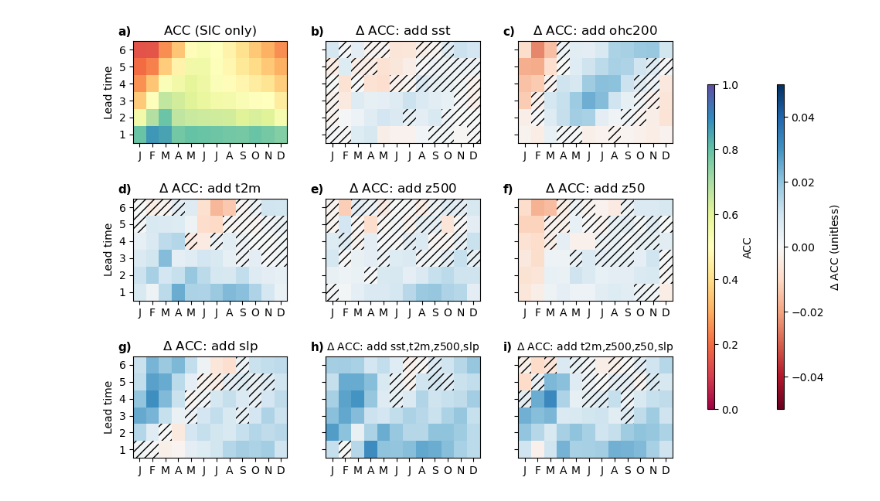
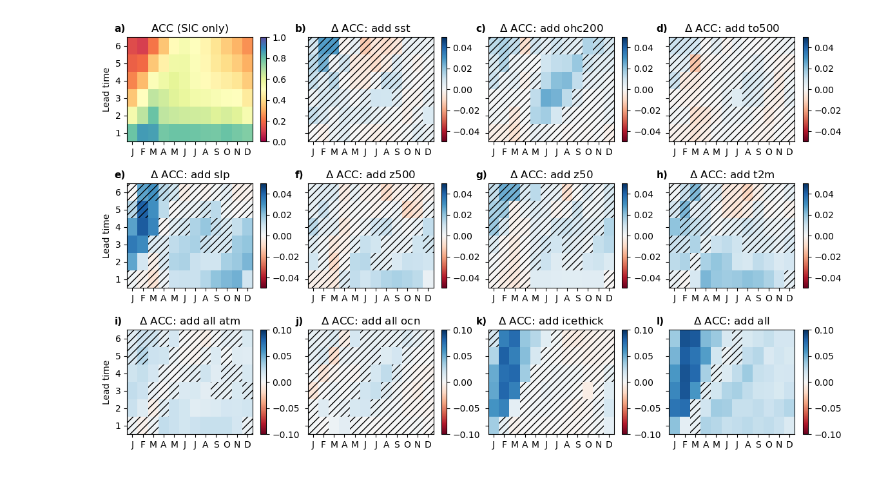
Before and after one commit to ychnli/sicpred, a Jupyter notebook: exp1_figures_extended.ipynb, the cells around one changed output. Drawn from its saved outputs; the diff is of its cells as text; code cells hidden in the pictures.

```diff
--- a/exp1_figures_extended.ipynb
+++ b/exp1_figures_extended.ipynb
@@ -16,6 +16,9 @@ import string
 from src import config_cesm
 from src.utils import util_cesm
 from src.models.diagnostics import roll_metric
+from src.utils.bootstrap import benjamini_hochberg
+from src.experiment_configs.exp1_inputs import CONFIGS
+
 reference_grid = util_cesm.generate_sps_grid()
 CNAMES = ["input2", "input3a", "input3b", "input3c", "input3d"]
 
@@ -38,11 +41,18 @@ def add_hatching(ax, significance_mask, x_edges, y_edges, hatch='///', edgecolor
                 )
                 ax.add_patch(rect)
 
-def plot_markers(ax, exceeds_persistence, x_centers, y_centers):
+def plot_markers(ax, exceeds_baseline, x_centers, y_centers, marker='.k'):
     for i in range(6):
         for j in range(12):
-            if not exceeds_persistence[i,j]:
-                ax.plot(x_centers[j], y_centers[i], '.k', markersize=4)
+            if not exceeds_baseline[i,j]:
+                ax.plot(x_centers[j], y_centers[i], marker, markersize=4)
+
+def add_subplot_labels(axs):
+    panel_labels = list(string.ascii_lowercase)
+    for i, ax in enumerate(axs):
+        if ax.get_visible():
+            ax.annotate(f"{panel_labels[i]})", xy=(0, 1), xycoords="axes fraction", xytext=(-0.1, 1.03),
+                textcoords="axes fraction", ha="left", va="bottom", fontsize=11, fontweight="bold")
 # %%
 acc = {}
 acc_agg = {}
@@ -70,60 +119,79 @@ FileNotFoundError: [Errno 2] No such file or directory: '/scratch/users/yucli/si
 # %%
-P_VALUE_CUTOFF = 0.05
+FALSE_DISCOVERY_RATE = 0.05
 
-fig, axs = plt.subplots(nrows=3, ncols=3, figsize=(9, 7), sharey=True)
+fig, axs = plt.subplots(nrows=3, ncols=4, figsize=(14, 8), sharey=True)
 
 x = np.arange(13)
 y = np.arange(7)
 x_centers = (x[:-1] + x[1:]) / 2
 y_centers = (y[:-1] + y[1:]) / 2
 
 acc_input2 = acc_agg["input2"].mean("nn_member_id")
-input_configs_extended_plot = ["input3a", "input3f", "input3d", "input3c", "input3e", "input3b", "input4", "input4a"]
-input_added_extended = ["sst", "ohc200", "t2m", "z500", "z50", "slp", "sst,t2m,z500,slp", "t2m,z500,z50,slp"]
+
+input_configs_to_plot = {
+    "input3a": "sst",
+    "input3f": "ohc200",
+    "input3h_to500": "to500",
+    "input3b": "slp",
+    "input3c": "z500",
+    "input3e": "z50",
+    "input3d": "t2m",
+    "input4a": "all atm",
+    "input4b": "all ocn",
+    "input3g": "icethick",
+    "input5": "all",
+}
 
 axs = axs.flatten()
-cax2 = axs[0].pcolormesh(x, y, acc_input2, cmap="Spectral", shading="flat", vmin=0, vmax=1)
+cax = axs[0].pcolormesh(x, y, acc_input2, cmap="Spectral", shading="flat", vmin=0, vmax=1)
+beats_persistence = acc_input2 > persistence_acc
+plot_markers(axs[0], beats_persistence, x_centers, y_centers)
 axs[0].set_yticks(y_centers, labels=np.arange(1, 7, 1))
 axs[0].set_ylabel("Lead time")
 axs[0].set_title("ACC (SIC only)")
 axs[0].set_xticks(x_centers, labels=["J", "F", "M", "A", "M", "J", "J", "A", "S", "O", "N", "D"])
+fig.colorbar(cax)
 
-for i, ax in enumerate(axs[1:]):
-    if i >= len(input_configs_extended_plot):
-        ax.set_visible(False)
-        continue
-    input_config = input_configs_extended_plot[i]
+# cbar_ax = fig.add_axes([0.95, 0.5, 0.01, 0.3])
+# cbar_ax2 = fig.add_axes([1.02, 0.5, 0.01, 0.3])
+# cbar_ax3 = fig.add_axes([0.95, 0.1, 0.01, 0.2])
+
+for i, input_config in enumerate(input_configs_to_plot.keys()):
+    ax = axs[i+1]
+
+    if input_config in ["input4a", "input4b", "input3g", "input5"]:
+        vrange = 0.10
+    else:
+        vrange = 0.05
     cax = ax.pcolormesh(
         x, y, acc_agg[input_config].mean("nn_member_id") - acc_input2,
-        cmap="RdBu", shading="flat", vmin=-0.05, vmax=0.05
+        cmap="RdBu", shading="flat", vmin=-vrange, vmax=vrange
     )
-    significance_mask = (significance_ds[input_config].p_value > P_VALUE_CUTOFF).astype(int)
+    significance_mask = (acc_q_values.sel(config=input_config) > FALSE_DISCOVERY_RATE).astype(int)
     add_hatching(ax, significance_mask, x, y)
     ax.set_xticks(x_centers, labels=["J", "F", "M", "A", "M", "J", "J", "A", "S", "O", "N", "D"])
     ax.set_yticks(y_centers, labels=np.arange(1, 7, 1))
-    ax.set_title(f"$\Delta$ ACC: add {input_added_extended[i]}",
-                fontsize = 10 if input_config in ["input4", "input4a"] else 12)
+    ax.set_title(f"$\Delta$ ACC: add {input_configs_to_plot[input_config]}",
+                fontsize = 12)
+    cb = fig.colorbar(cax)
+    cb.ax.tick_params()
 
-axs[3].set_ylabel("Lead time")
-axs[6].set_ylabel("Lead time")
 
-cbar_ax = fig.add_axes([0.95, 0.2, 0.01, 0.6])
-cbar_ax2 = fig.add_axes([1.05, 0.2, 0.01, 0.6])
+axs[4].set_ylabel("Lead time")
+axs[8].set_ylabel("Lead time")
 
-plt.colorbar(cax, cax=cbar_ax2, label=r'$\Delta$ ACC (unitless)', orientation="vertical")
-plt.colorbar(cax2, cax=cbar_ax, label=r'ACC', orientation="vertical")
+for i in range(len(axs)):
+    if i-1 >= len(input_configs_to_plot.keys()):
+        axs[i].remove()
 
-plt.subplots_adjust(hspace=0.55, wspace=0.25)
+# plt.colorbar(cax, cax=cbar_ax3, label=r'$\Delta$ ACC', orientation="vertical")
+# plt.colorbar(cax2, cax=cbar_ax, label=r'ACC', orientation="vertical")
+
+plt.subplots_adjust(hspace=0.4, wspace=0.15)
 
 panel_labels = list(string.ascii_lowercase)
-for i, ax in enumerate(axs):
-    if ax.get_visible():
-        ax.annotate(
-            f"{panel_labels[i]})", xy=(0, 1), xycoords="axes fraction",
-            xytext=(-0.1, 1.03), textcoords="axes fraction",
-            ha="left", va="bottom", fontsize=11, fontweight="bold"
-        )
+add_subplot_labels(axs)
 
-plt.savefig("figures/cesm_new/exp1_ACC_absolute_extended.pdf", bbox_inches="tight")
+plt.savefig("figures/cesm_new/exp1_ACC_absolute_extended_fix_bootstrap.png", bbox_inches="tight", dpi=300)
 # %% [output]
-[figure, old version]
+[figure, new version]
```
Also changed, not shown: parts of 16 cells of this notebook, 29 other files.
